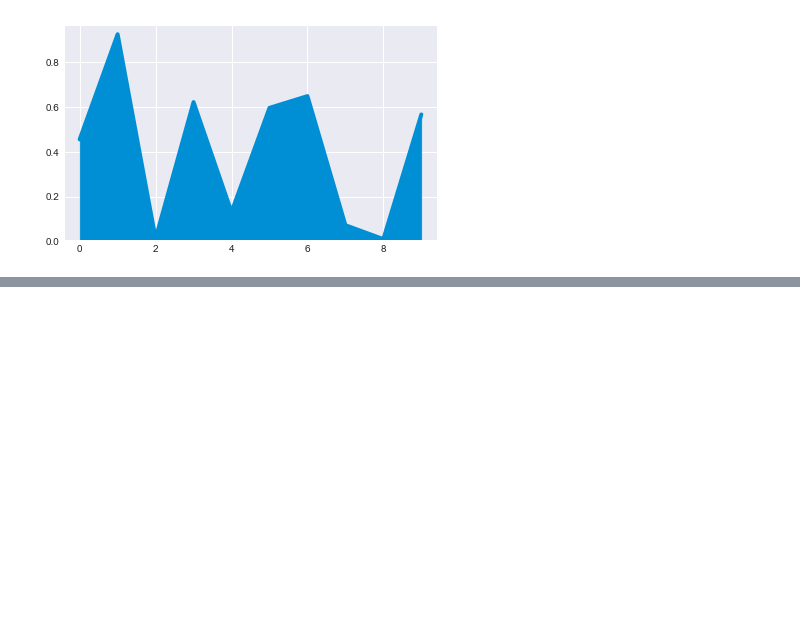
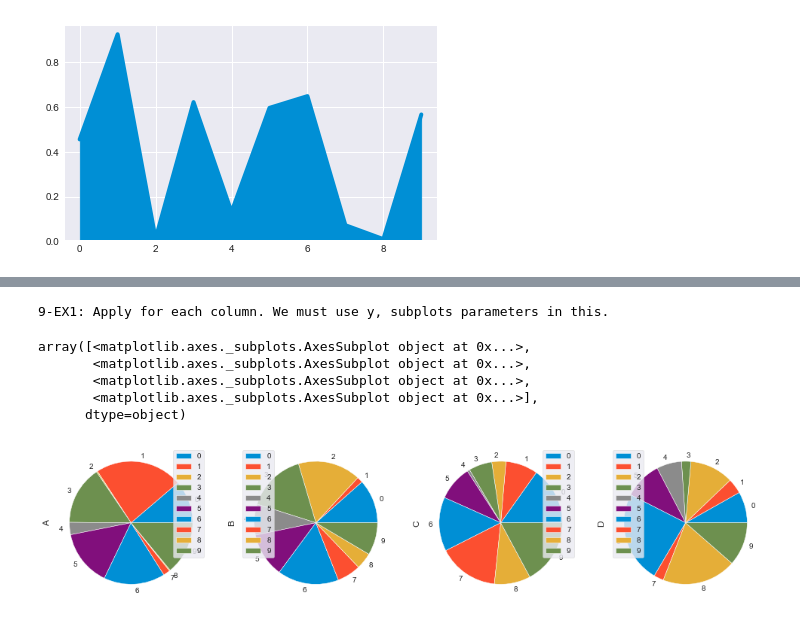
Before and after one commit to surendra-arivappagari/1.DataScience_MachineLearning_with_Python, a Jupyter notebook: 6.Pandas_Buildin_Data_Visualization/Pandas_Buildin_Data_Visualization.ipynb, the cells around one changed output, grey strips where cells are left out. Drawn from its saved outputs; the diff is of its cells as text; code cells hidden in the pictures; blank space fills up the shorter version.

```diff
--- a/6.Pandas_Buildin_Data_Visualization/Pandas_Buildin_Data_Visualization.ipynb
+++ b/6.Pandas_Buildin_Data_Visualization/Pandas_Buildin_Data_Visualization.ipynb
@@ -309,0 +310,12 @@ print("-EX1:")
+# %%
+print("9-EX1: Apply for each column. We must use y, subplots parameters in this.")
+
+df2.plot.pie(subplots=True, figsize=(15,15))
+# %% [output]
+9-EX1: Apply for each column. We must use y, subplots parameters in this.
+array([<matplotlib.axes._subplots.AxesSubplot object at 0x...>,
+       <matplotlib.axes._subplots.AxesSubplot object at 0x...>,
+       <matplotlib.axes._subplots.AxesSubplot object at 0x...>,
+       <matplotlib.axes._subplots.AxesSubplot object at 0x...>],
+      dtype=object)
+[figure, added]
```
Also changed, not shown: parts of 11 cells of this notebook.
